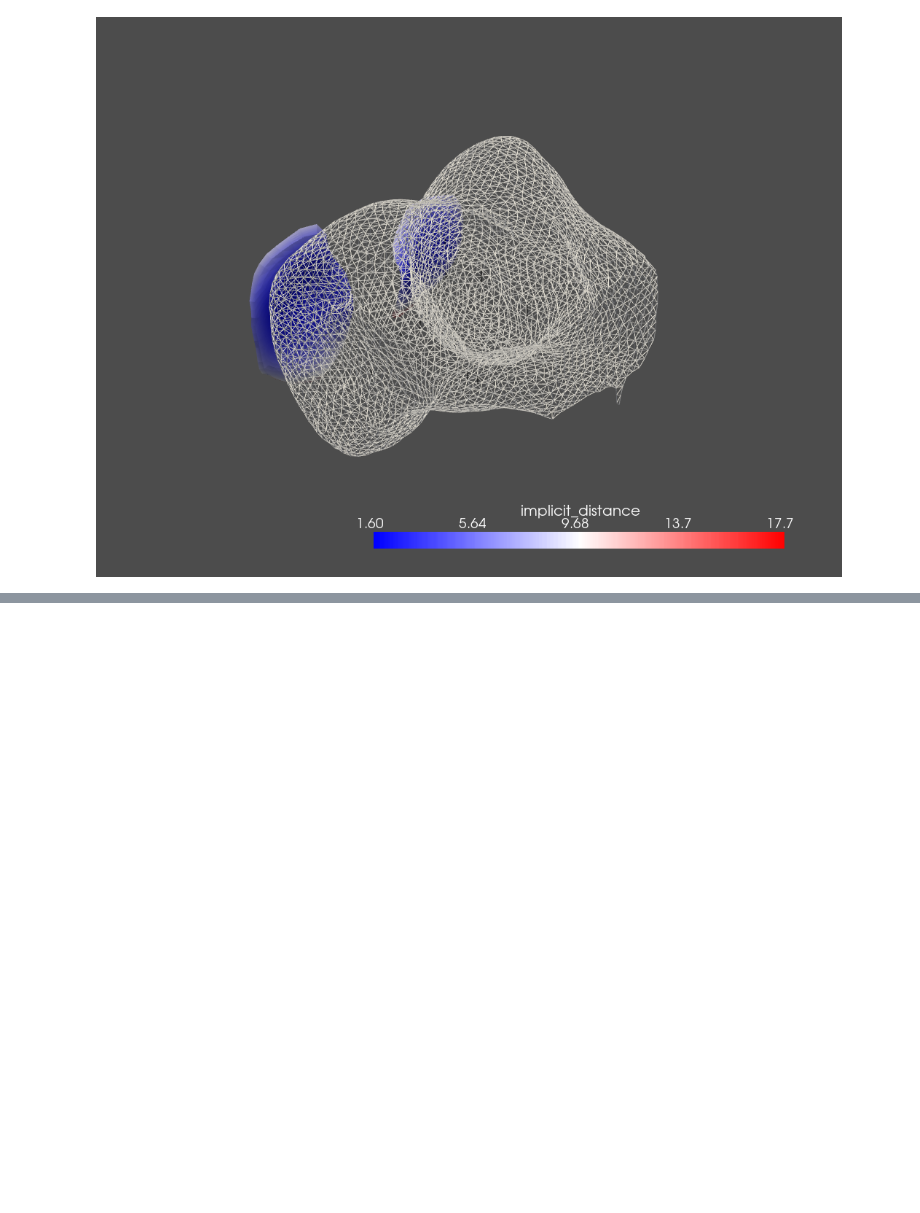
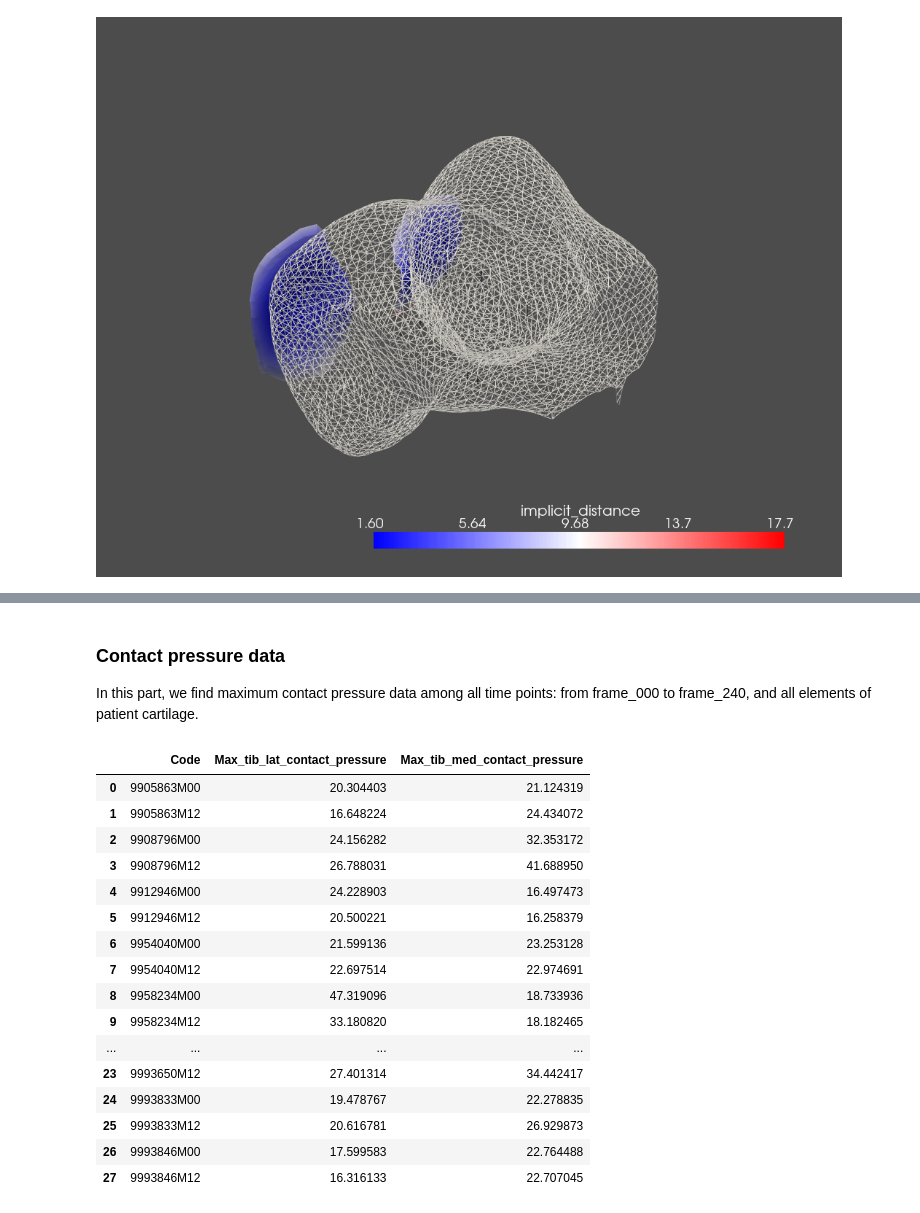
Before and after one commit to cs481-ekh/f22-ai-cbl, a Jupyter notebook: notebooks/patients_data_loading.ipynb, the cells around one changed output, grey strips where cells are left out. Cells and saved outputs as stored; diff of their text form; code cells hidden in the pictures; blank space fills up the shorter version.

```diff
--- a/notebooks/patients_data_loading.ipynb
+++ b/notebooks/patients_data_loading.ipynb
@@ -159,3 +159,47 @@ implicit_distance_df
 | 25 | 9993833M12 | 17.640301 | 1.481010 | 6.875417 | 12.561378 | ... |
 | 26 | 9993846M00 | 19.743281 | 2.204936 | 6.574413 | 16.267729 | ... |
 | 27 | 9993846M12 | 18.862473 | 2.616759 | 6.815766 | 15.943200 | ... |
+# %% [markdown]
+### Contact pressure data
+
+In this part, we find maximum contact pressure data among all time points: from frame_000 to frame_240, and all elements of patient cartilage.
+# %%
+max_tib_contact_pressure = pd.DataFrame()
+
+for i, folder_name in enumerate(os.listdir(data_dir)):
+    patient_dir = Path.joinpath(data_dir, folder_name)
+    cpress_tib_cart_lat = pd.read_pickle(
+          patient_dir / "CPRESS_TIB_CART_LAT_NODES.pckl",
+          compression={"method": "gzip", "compresslevel": 1, "mtime": 1},  # important line
+          )
+    cpress_tib_cart_med = pd.read_pickle(
+          patient_dir / "CPRESS_TIB_CART_MED_NODES.pckl",
+          compression={"method": "gzip", "compresslevel": 1, "mtime": 1},  # important line
+          )
+    cpress_tib_cart_lat_max = cpress_tib_cart_lat.max(axis=1).max(axis=0)
+    cpress_tib_cart_med_max = cpress_tib_cart_med.max(axis=1).max(axis=0)
+    df = {'Code': folder_name,
+            'Max_tib_lat_contact_pressure': cpress_tib_cart_lat_max,
+            'Max_tib_med_contact_pressure': cpress_tib_cart_med_max,
+            }
+    max_tib_contact_pressure = max_tib_contact_pressure.append(df, ignore_index=True)
+
+max_tib_contact_pressure
+# %% [output]
+|  | Code | Max_tib_lat_contact_pressure | Max_tib_med_contact_pressure |
+| 0 | 9905863M00 | 20.304403 | 21.124319 |
+| 1 | 9905863M12 | 16.648224 | 24.434072 |
+| 2 | 9908796M00 | 24.156282 | 32.353172 |
+| 3 | 9908796M12 | 26.788031 | 41.688950 |
+| 4 | 9912946M00 | 24.228903 | 16.497473 |
+| 5 | 9912946M12 | 20.500221 | 16.258379 |
+| 6 | 9954040M00 | 21.599136 | 23.253128 |
+| 7 | 9954040M12 | 22.697514 | 22.974691 |
+| 8 | 9958234M00 | 47.319096 | 18.733936 |
+| 9 | 9958234M12 | 33.180820 | 18.182465 |
+| ... | ... | ... | ... |
+| 23 | 9993650M12 | 27.401314 | 34.442417 |
+| 24 | 9993833M00 | 19.478767 | 22.278835 |
+| 25 | 9993833M12 | 20.616781 | 26.929873 |
+| 26 | 9993846M00 | 17.599583 | 22.764488 |
+| 27 | 9993846M12 | 16.316133 | 22.707045 |
```
Also changed, not shown: parts of 5 cells of this notebook, 3 other files.
